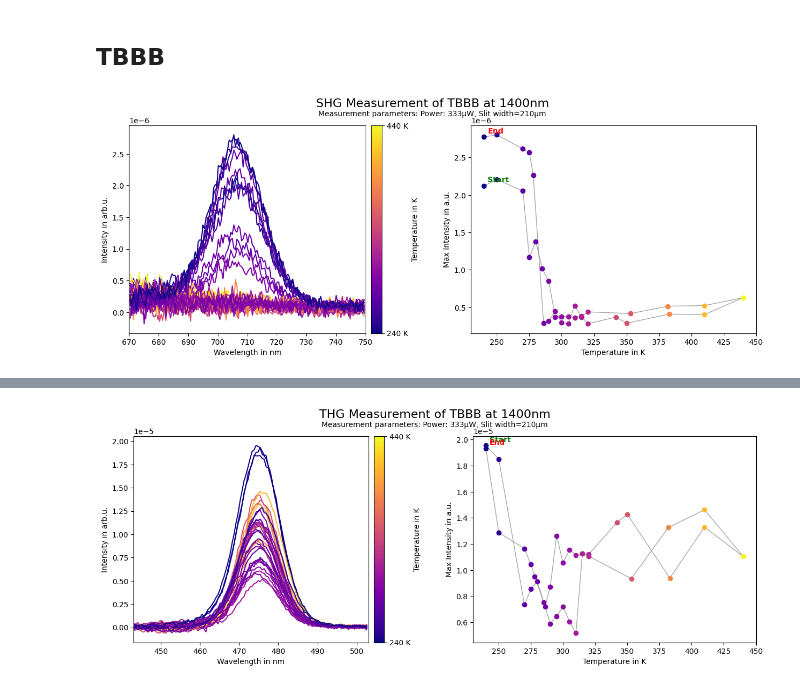
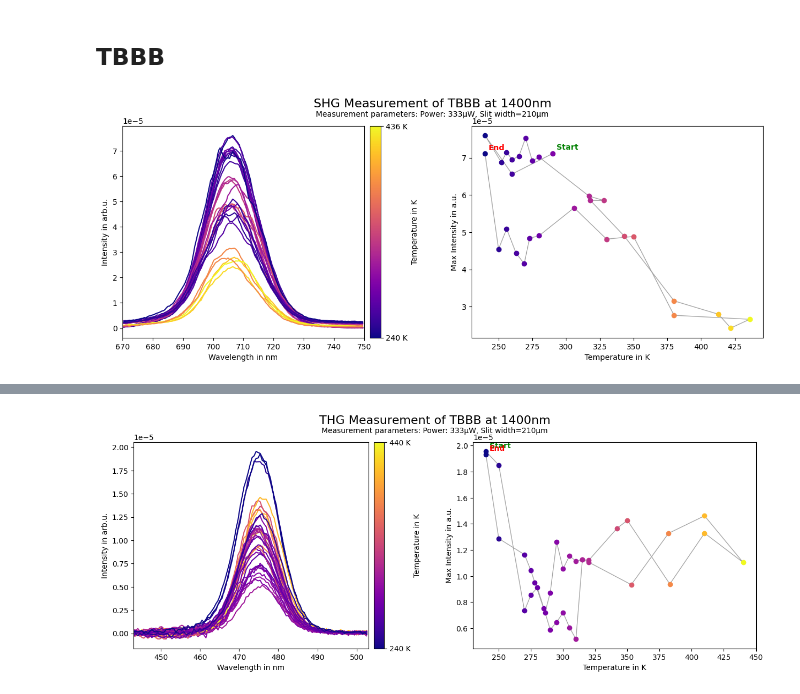
Before and after one commit to FlorianAdamczyk/auswertung_neu, a Jupyter notebook: 2025-05-27 Auswertung TCBC TBBB LNO/2025-05-27_auswertung_TCBC-TBBB-LNO.ipynb, the cells around one changed output, grey strips where cells are left out. Cells and saved outputs as stored; diff of their text form; code cells hidden in the pictures.

Commit message:
made a create_shg_plot function

```diff
--- a/2025-05-27 Auswertung TCBC TBBB LNO/2025-05-27_auswertung_TCBC-TBBB-LNO.ipynb
+++ b/2025-05-27 Auswertung TCBC TBBB LNO/2025-05-27_auswertung_TCBC-TBBB-LNO.ipynb
@@ -23,83 +91,12 @@ def dat2array(file_path):
 # %% [markdown]
 ## TBBB
 # %%
-# Define the range for the x-axis
-middle_value = 710
-difference = 40
-x_range = (middle_value - difference, middle_value + difference)
-
-file_list = glob.glob('2025-05-22 TBBB/1400nm/0.333mW_Spalt210um/*.asc')
-
-def extract_info(filename):
-    match = re.search(r'0(\d+)_(\d+)K\.asc', filename)
-    if match:
-        return int(match.group(1)), int(match.group(2))
-    return None, None
-
-sorted_files = []
-for f in file_list:
-    meas_no, temperature = extract_info(f)
-    if meas_no is not None:
-        sorted_files.append((f, meas_no, temperature))
-
-
-sorted_files.sort(key=lambda x: x[1])  # Nach Messnummer sortieren
-
-# Erzeuge das Farbfeld anhand der Temperaturwerte
-temperatures = [x[2] for x in sorted_files]
-norm = plt.Normalize(min(temperatures), max(temperatures))
-colors = cm.plasma(norm(temperatures))
-
-fig, (ax0, ax1) = plt.subplots(1, 2, figsize=(15, 5))
-peak_list = []
-
-# Listen für Verbindungslinie im rechten Plot
-temps_for_line = []
-peaks_for_line = []
-
-for idx, (f, meas_no, temperature) in enumerate(sorted_files):
-    freqs, intensities = dat2array(f)
-    intensities = [val / 131942273.14285715 for val in intensities]
-    filtered_data = [(fr, i) for fr, i in zip(freqs, intensities) if x_range[0] <= fr <= x_range[1]]
-    filtered_freqs, filtered_intensities = zip(*filtered_data) if filtered_data else ([], [])
-
-    ax0.plot(filtered_freqs, filtered_intensities, color=colors[idx])
-    if filtered_intensities:
-        peak = max(filtered_intensities)
-        peak_list.append(peak)
-        ax1.scatter(temperature, peak, color=colors[idx])
-        temps_for_line.append(temperature)
-        peaks_for_line.append(peak)
-
-# Colorbar für Temperatur
-sm = plt.cm.ScalarMappable(cmap=cm.plasma, norm=norm)
-sm.set_array([])
-cbar = plt.colorbar(sm, ax=ax0, orientation='vertical', pad=0.02)
-cbar.set_label('Temperature in K')
-cbar.set_ticks([min(temperatures), max(temperatures)])
-cbar.set_ticklabels([f"{min(temperatures)} K", f"{max(temperatures)} K"])
-
-# Punkte im rechten Plot verbinden (Messreihenfolge)
-ax1.plot(temps_for_line, peaks_for_line, color='gray', linewidth=1, alpha=0.7, zorder=0)
-
-# Start- und Endpunkt beschriften
-if temps_for_line and peaks_for_line:
-    ax1.annotate('Start', xy=(temps_for_line[0], peaks_for_line[0]), xytext=(5, 5), textcoords='offset points', fontsize=10, color='green', fontweight='bold')
-    ax1.annotate('End', xy=(temps_for_line[-1], peaks_for_line[-1]), xytext=(5, 5), textcoords='offset points', fontsize=10, color='red', fontweight='bold')
-
-ax0.set_xlim(x_range)
-ax0.set_xlabel('Wavelength in nm')
-ax0.set_ylabel('Intensity in arb.u.')
-
-ax1.set_xlabel('Temperature in K')
-ax1.set_ylabel('Max Intensity in a.u.')
-
-fig.suptitle('SHG Measurement of TBBB at 1400nm', fontsize=16)
-fig.text(0.5, 0.914, "Measurement parameters: Power: 333µW, Slit width=210µm", ha="center")
-plt.show()
-fig.savefig('./TBBB_SHG.png', dpi=600, bbox_inches='tight')
-fig.savefig('./TBBB_SHG.pdf', dpi=600, bbox_inches='tight')
-# Print the maximum value from the peak_list.
-print("The maximum intensity across all temperatures is:", max(peak_list))
+create_shg_plot(
+    middle_value=710,
+    difference=40,
+    filepath='2025-05-23 TCBC/1400nm/0.333mW_Spalt210um/*.asc',
+    suptitle='SHG Measurement of TBBB at 1400nm',
+    filename_prefix='TBBB_SHG'
+)
 # %% [output]
-[figure, old version]
+[figure, new version]
```
Also changed, not shown: parts of 9 cells of this notebook, 7 other files.
